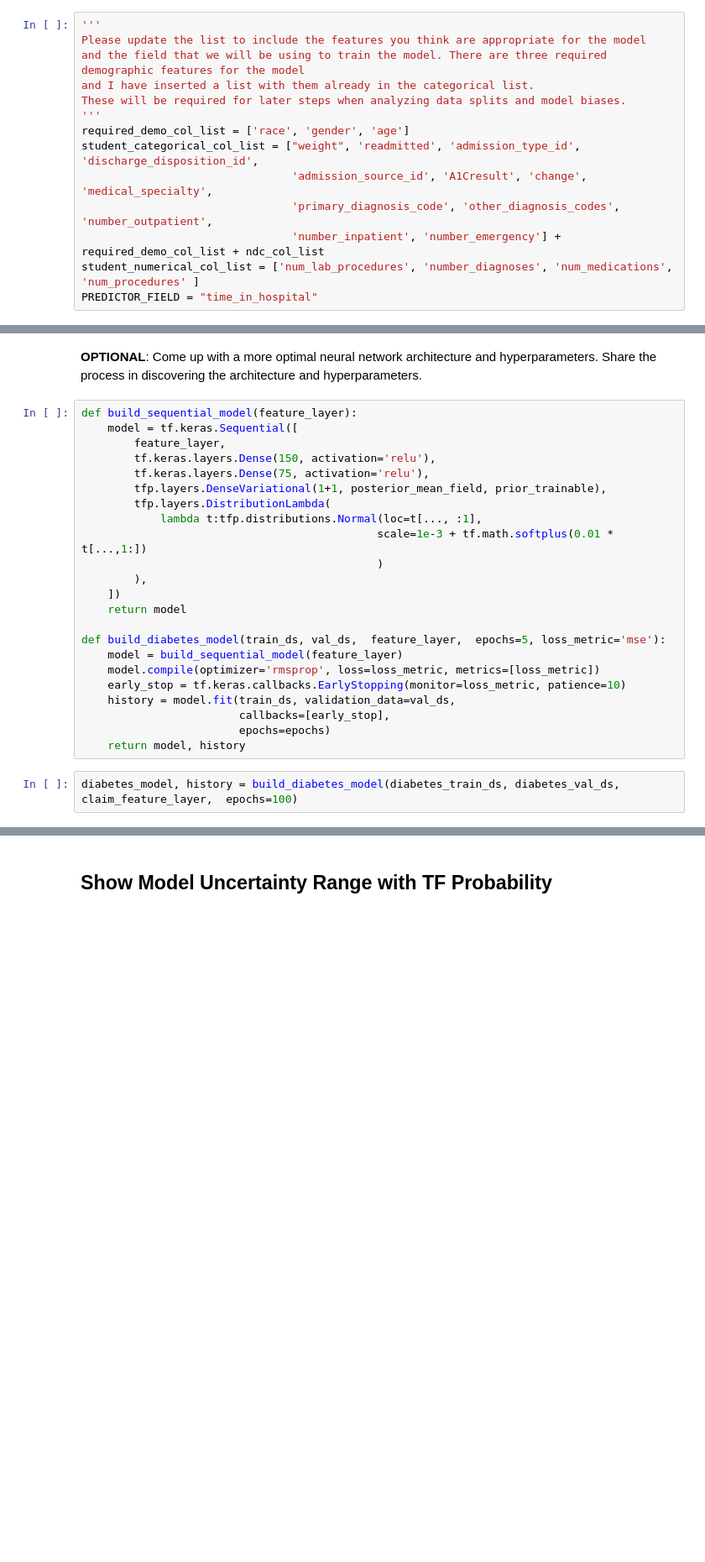
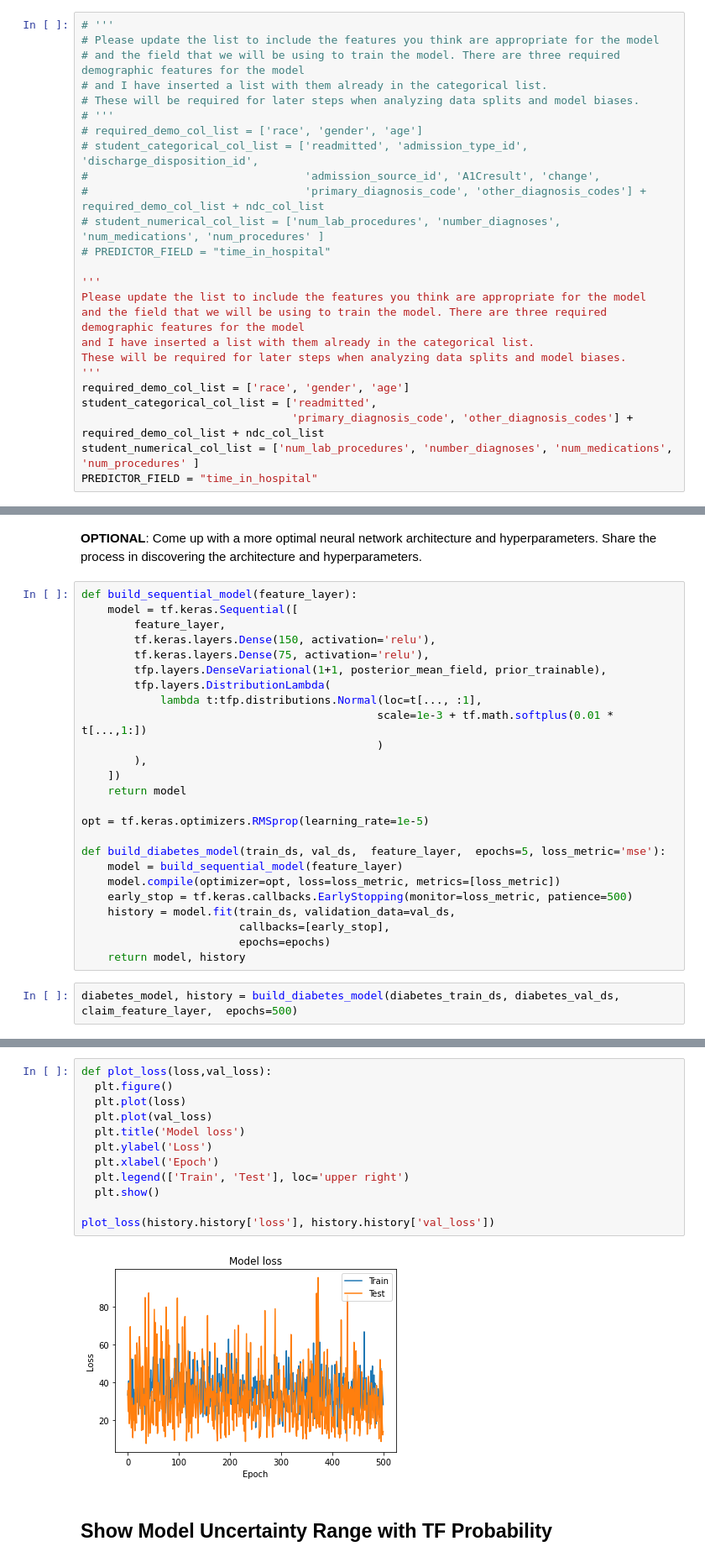
Before and after one commit to AmandaWorker/EHR-, a Jupyter notebook: starter_code/student_project.ipynb, the cells around one changed output, grey strips where cells are left out. Shown at 84% size. Cells and saved outputs as stored; diff of their text form; blank space fills up the shorter version.

Commit message:
Add files via upload
Binarised predictions, started coding the model evaluation metrics.

I have removed some features but the model is not learning and needs to be optimised.

```diff
--- a/starter_code/student_project.ipynb
+++ b/starter_code/student_project.ipynb
@@ -421,6 +418,19 @@ Index(['encounter_id', 'patient_nbr', 'race', 'gender', 'age', 'weight',
        'Rosiglitazone_Maleate'],
       dtype='object')
 # %%
+# '''
+# Please update the list to include the features you think are appropriate for the model
+# and the field that we will be using to train the model. There are three required demographic features for the model
+# and I have inserted a list with them already in the categorical list.
+# These will be required for later steps when analyzing data splits and model biases.
+# '''
+# required_demo_col_list = ['race', 'gender', 'age']
+# student_categorical_col_list = ['readmitted', 'admission_type_id', 'discharge_disposition_id',
+#                                 'admission_source_id', 'A1Cresult', 'change',
+#                                 'primary_diagnosis_code', 'other_diagnosis_codes'] + required_demo_col_list + ndc_col_list
+# student_numerical_col_list = ['num_lab_procedures', 'number_diagnoses', 'num_medications', 'num_procedures' ]
+# PREDICTOR_FIELD = "time_in_hospital"
+
 '''
 Please update the list to include the features you think are appropriate for the model
 and the field that we will be using to train the model. There are three required demographic features for the model
@@ -428,10 +438,8 @@ and I have inserted a list with them already in the categorical list.
 These will be required for later steps when analyzing data splits and model biases.
 '''
 required_demo_col_list = ['race', 'gender', 'age']
-student_categorical_col_list = ["weight", 'readmitted', 'admission_type_id', 'discharge_disposition_id',
-                                'admission_source_id', 'A1Cresult', 'change', 'medical_specialty',
-                                'primary_diagnosis_code', 'other_diagnosis_codes', 'number_outpatient',
-                                'number_inpatient', 'number_emergency'] + required_demo_col_list + ndc_col_list
+student_categorical_col_list = ['readmitted',
+                                'primary_diagnosis_code', 'other_diagnosis_codes'] + required_demo_col_list + ndc_col_list
 student_numerical_col_list = ['num_lab_procedures', 'number_diagnoses', 'num_medications', 'num_procedures' ]
 PREDICTOR_FIELD = "time_in_hospital"
 # %%
@@ -846,15 +858,17 @@ def build_sequential_model(feature_layer):
     ])
     return model
 
+opt = tf.keras.optimizers.RMSprop(learning_rate=1e-5)
+
 def build_diabetes_model(train_ds, val_ds,  feature_layer,  epochs=5, loss_metric='mse'):
     model = build_sequential_model(feature_layer)
-    model.compile(optimizer='rmsprop', loss=loss_metric, metrics=[loss_metric])
-    early_stop = tf.keras.callbacks.EarlyStopping(monitor=loss_metric, patience=10)
+    model.compile(optimizer=opt, loss=loss_metric, metrics=[loss_metric])
+    early_stop = tf.keras.callbacks.EarlyStopping(monitor=loss_metric, patience=500)
     history = model.fit(train_ds, validation_data=val_ds,
                         callbacks=[early_stop],
                         epochs=epochs)
     return model, history
 # %%
-diabetes_model, history = build_diabetes_model(diabetes_train_ds, diabetes_val_ds,  claim_feature_layer,  epochs=100)
+diabetes_model, history = build_diabetes_model(diabetes_train_ds, diabetes_val_ds,  claim_feature_layer,  epochs=500)
 # %% [output]
 Train for 3 steps, validate for 1 steps
@@ -877,3 +911,17 @@ Epoch 31/100
+# %%
+def plot_loss(loss,val_loss):
+  plt.figure()
+  plt.plot(loss)
+  plt.plot(val_loss)
+  plt.title('Model loss')
+  plt.ylabel('Loss')
+  plt.xlabel('Epoch')
+  plt.legend(['Train', 'Test'], loc='upper right')
+  plt.show()
+
+plot_loss(history.history['loss'], history.history['val_loss'])
+# %% [output]
+[figure, added]
 # %% [markdown]
 ## Show Model Uncertainty Range with TF Probability
 # %% [markdown]
```
Also changed, not shown: parts of 23 cells of this notebook, 1 other file.
